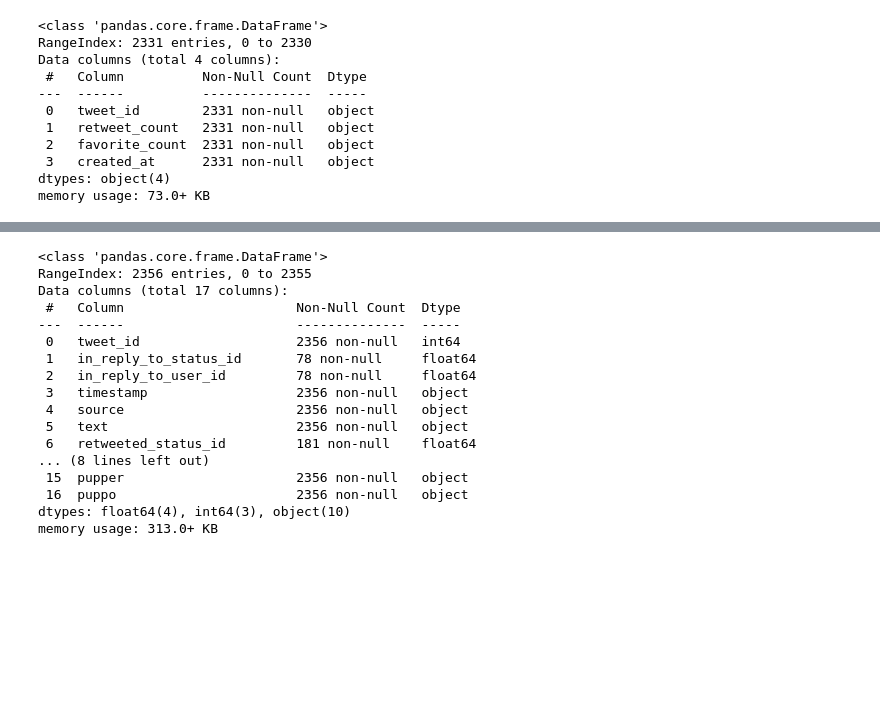
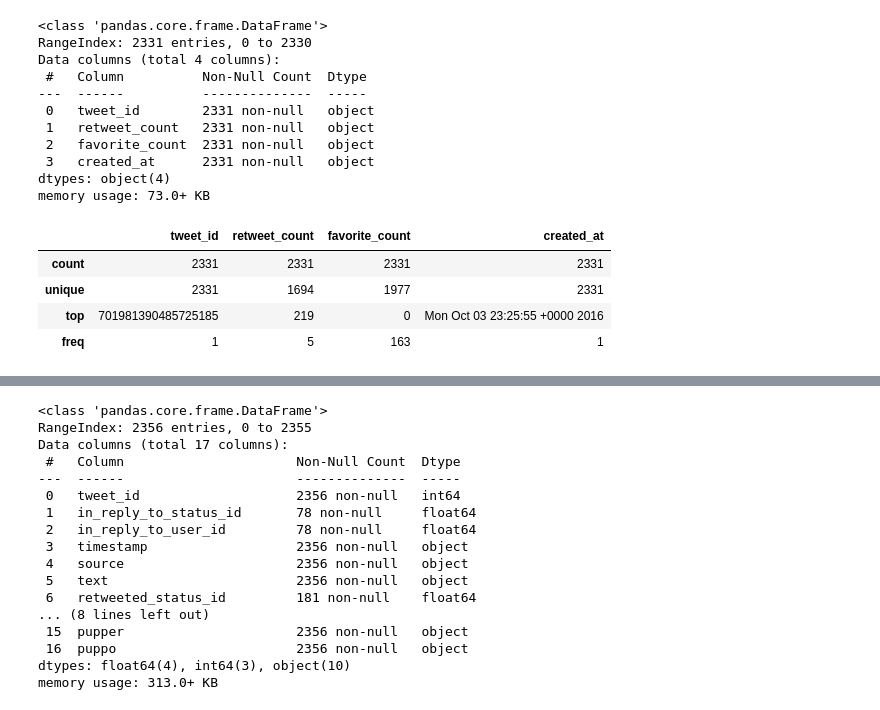
Before and after one commit to mingminwang/Wrangle_and_Analyze_Data_Udacity, a Jupyter notebook: wrangle_act.ipynb, the cells around one changed output, grey strips where cells are left out. Cells and saved outputs as stored; diff of their text form; code cells hidden in the pictures; blank space fills up the shorter version.

```diff
--- a/wrangle_act.ipynb
+++ b/wrangle_act.ipynb
@@ -105,6 +103,14 @@ Data columns (total 4 columns):
  3   created_at      2331 non-null   object
 dtypes: object(4)
 memory usage: 73.0+ KB
+# %%
+tweet_json.describe()
+# %% [output]
+|  | tweet_id | retweet_count | favorite_count | created_at |
+| count | 2331 | 2331 | 2331 | 2331 |
+| unique | 2331 | 1694 | 1977 | 2331 |
+| top | 701981390485725185 | 219 | 0 | Mon Oct 03 23:25:55 +0000 2016 |
+| freq | 1 | 5 | 163 | 1 |
 # %%
 # WeRateDogs tweeter archive
 twitter_archive_enhanced.sample(50)
```
Also changed, not shown: parts of 34 cells of this notebook, 2 other files.
